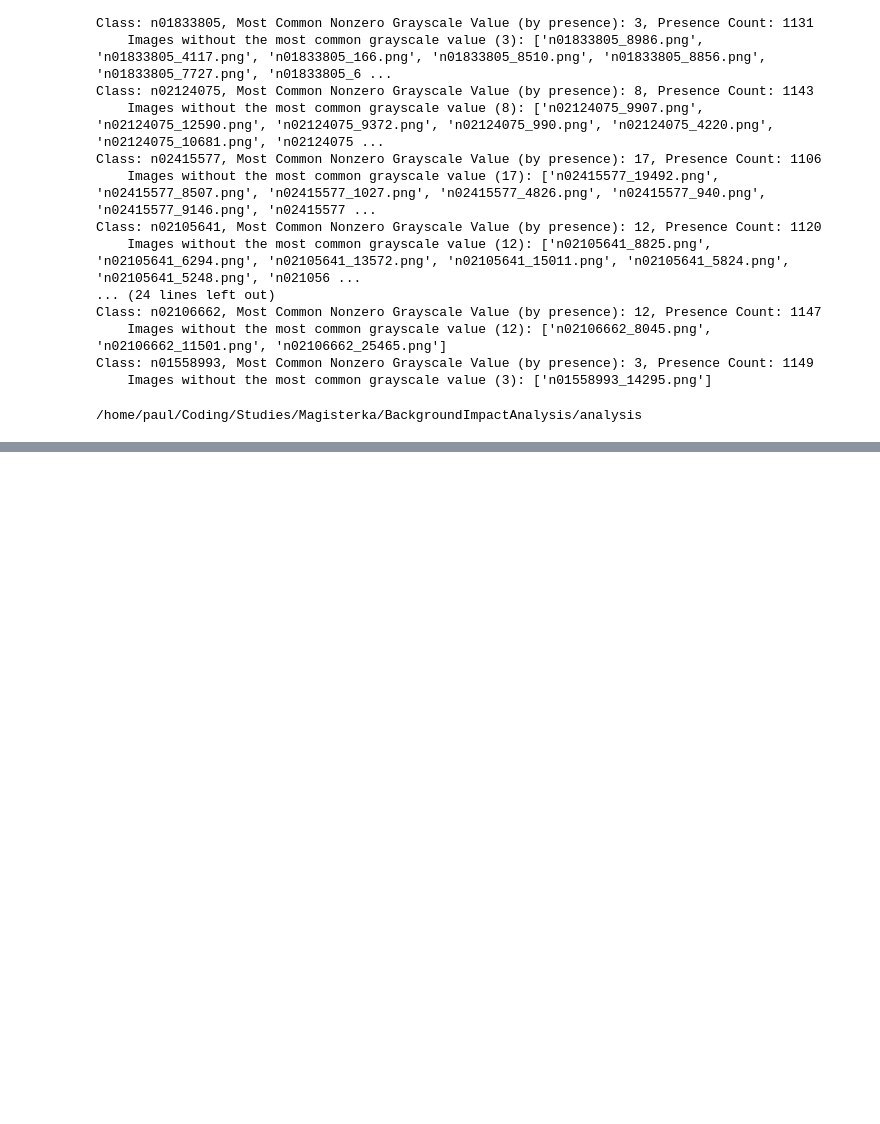
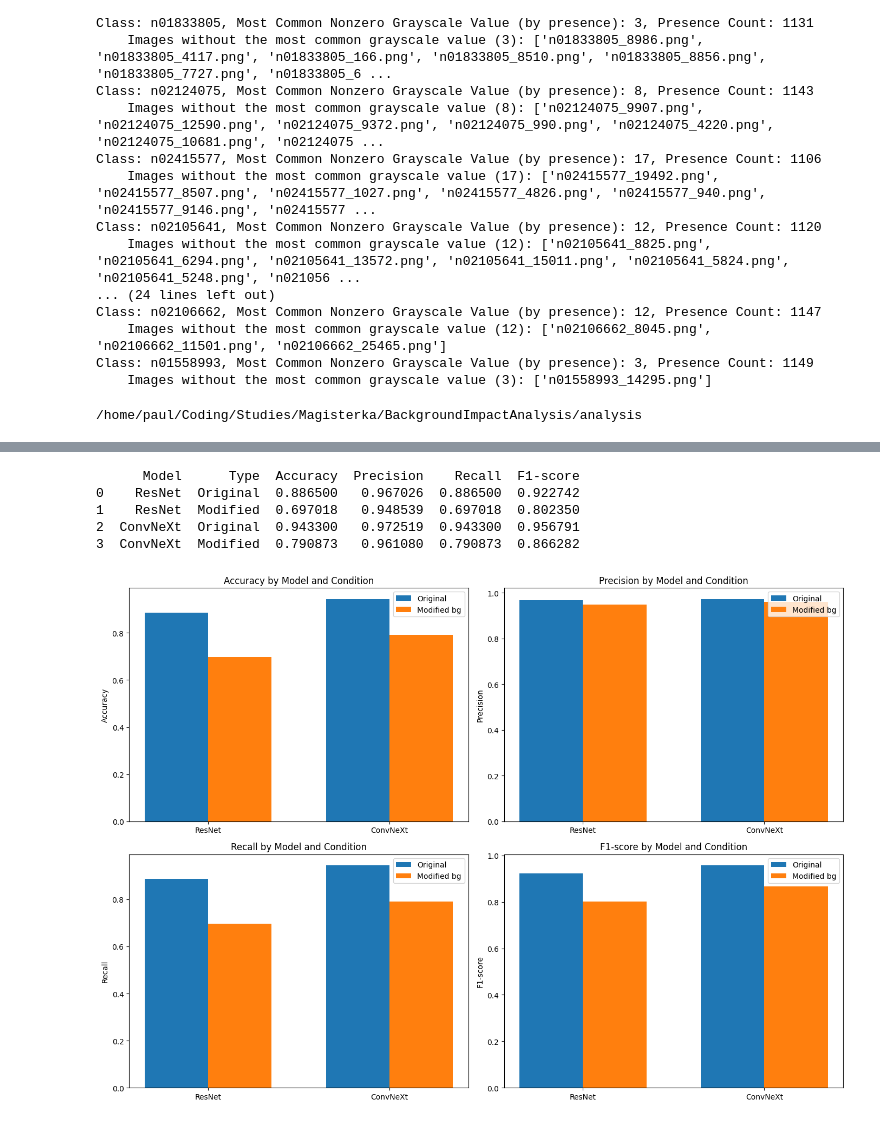
Before and after one commit to paulpel/BackgroundImpactAnalysis, a Jupyter notebook: analysis/research.ipynb, the cells around one changed output, grey strips where cells are left out. Drawn from its saved outputs; the diff is of its cells as text; code cells hidden in the pictures; blank space fills up the shorter version.

Commit message:
Overall metrics calculated

```diff
--- a/analysis/research.ipynb
+++ b/analysis/research.ipynb
@@ -149,0 +233,57 @@ convnext_df.head()
+# %%
+resnet_original_metrics = get_original_metrics(resnet_df)
+resnet_modified_metrics = get_modified_metrics(resnet_df)
+
+convnext_original_metrics = get_original_metrics(convnext_df)
+convnext_modified_metrics = get_modified_metrics(convnext_df)
+
+results = {
+    'Model': ['ResNet', 'ResNet', 'ConvNeXt', 'ConvNeXt'],
+    'Type': ['Original', 'Modified', 'Original', 'Modified'],
+    'Accuracy': [resnet_original_metrics['accuracy'], resnet_modified_metrics['accuracy'], convnext_original_metrics['accuracy'], convnext_modified_metrics['accuracy']],
+    'Precision': [resnet_original_metrics['precision'], resnet_modified_metrics['precision'], convnext_original_metrics['precision'], convnext_modified_metrics['precision']],
+    'Recall': [resnet_original_metrics['recall'], resnet_modified_metrics['recall'], convnext_original_metrics['recall'], convnext_modified_metrics['recall']],
+    'F1-score': [resnet_original_metrics['f1_score'], resnet_modified_metrics['f1_score'], convnext_original_metrics['f1_score'], convnext_modified_metrics['f1_score']]
+}
+
+results_df = pd.DataFrame(results)
+print(results_df)
+# latex_table = results_df.to_latex(index=False)
+#print(latex_table)
+# %% [output]
+      Model      Type  Accuracy  Precision    Recall  F1-score
+0    ResNet  Original  0.886500   0.967026  0.886500  0.922742
+1    ResNet  Modified  0.697018   0.948539  0.697018  0.802350
+2  ConvNeXt  Original  0.943300   0.972519  0.943300  0.956791
+3  ConvNeXt  Modified  0.790873   0.961080  0.790873  0.866282
+# %%
+import matplotlib.pyplot as plt
+import seaborn as sns
+import numpy as np
+
+metrics = ['Accuracy', 'Precision', 'Recall', 'F1-score']
+
+fig, ax = plt.subplots(2, 2, figsize=(14, 10))
+x = np.arange(len(results_df['Model'].unique()))
+width = 0.35
+
+def create_bar_plot(ax, df, metric_name):
+    original = df[df['Type'] == 'Original'][metric_name].values
+    modified = df[df['Type'] == 'Modified'][metric_name].values
+
+    rects1 = ax.bar(x - width/2, original, width, label='Original')
+    rects2 = ax.bar(x + width/2, modified, width, label='Modified bg')
+
+    ax.set_ylabel(metric_name)
+    ax.set_title(f'{metric_name} by Model and Condition')
+    ax.set_xticks(x)
+    ax.set_xticklabels(df['Model'].unique())
+    ax.legend()
+
+for idx, metric in enumerate(metrics):
+    create_bar_plot(ax[idx//2, idx%2], results_df, metric)
+
+fig.tight_layout()
+plt.show()
+# %% [output]
+[figure, added]
```
Also changed, not shown: parts of 14 cells of this notebook, 11 other files.
